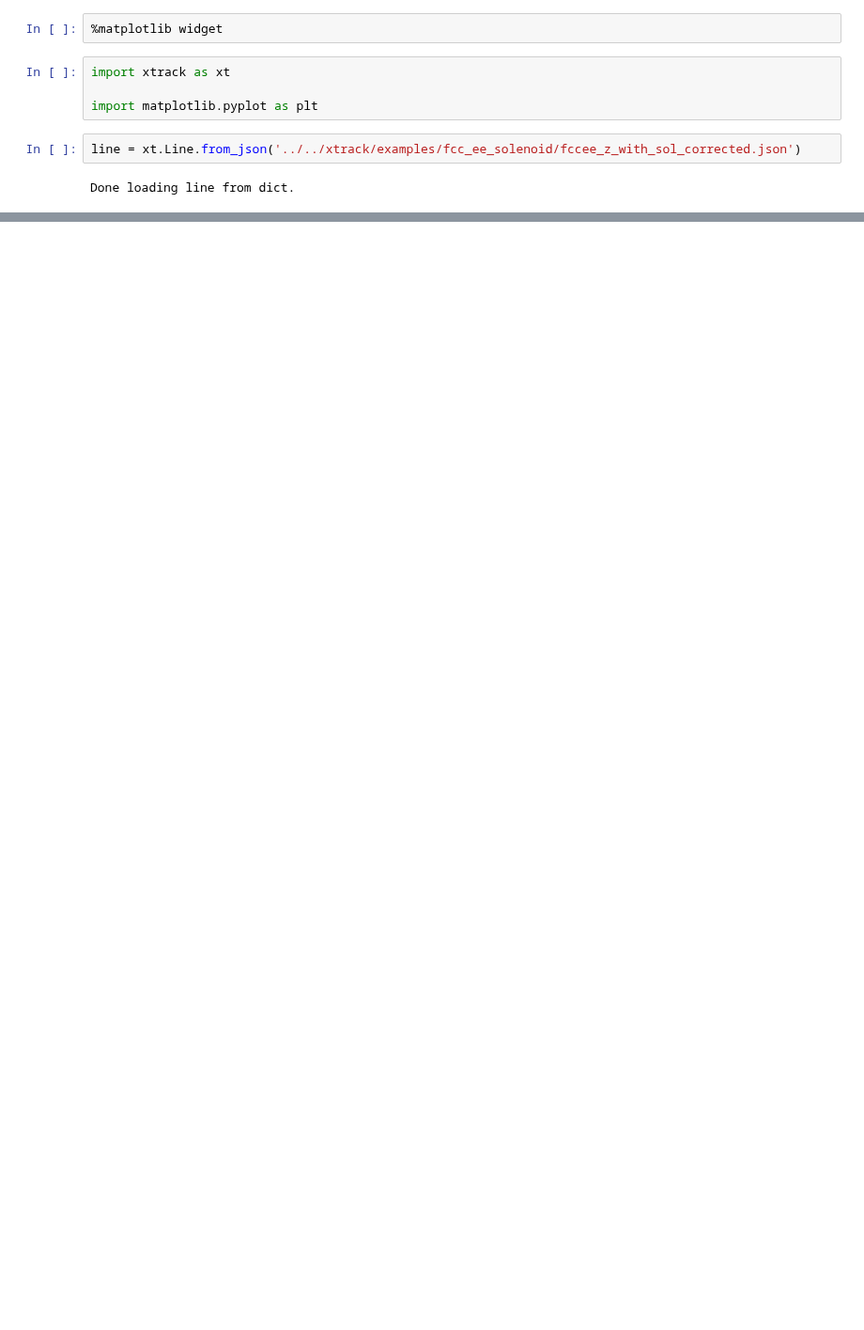
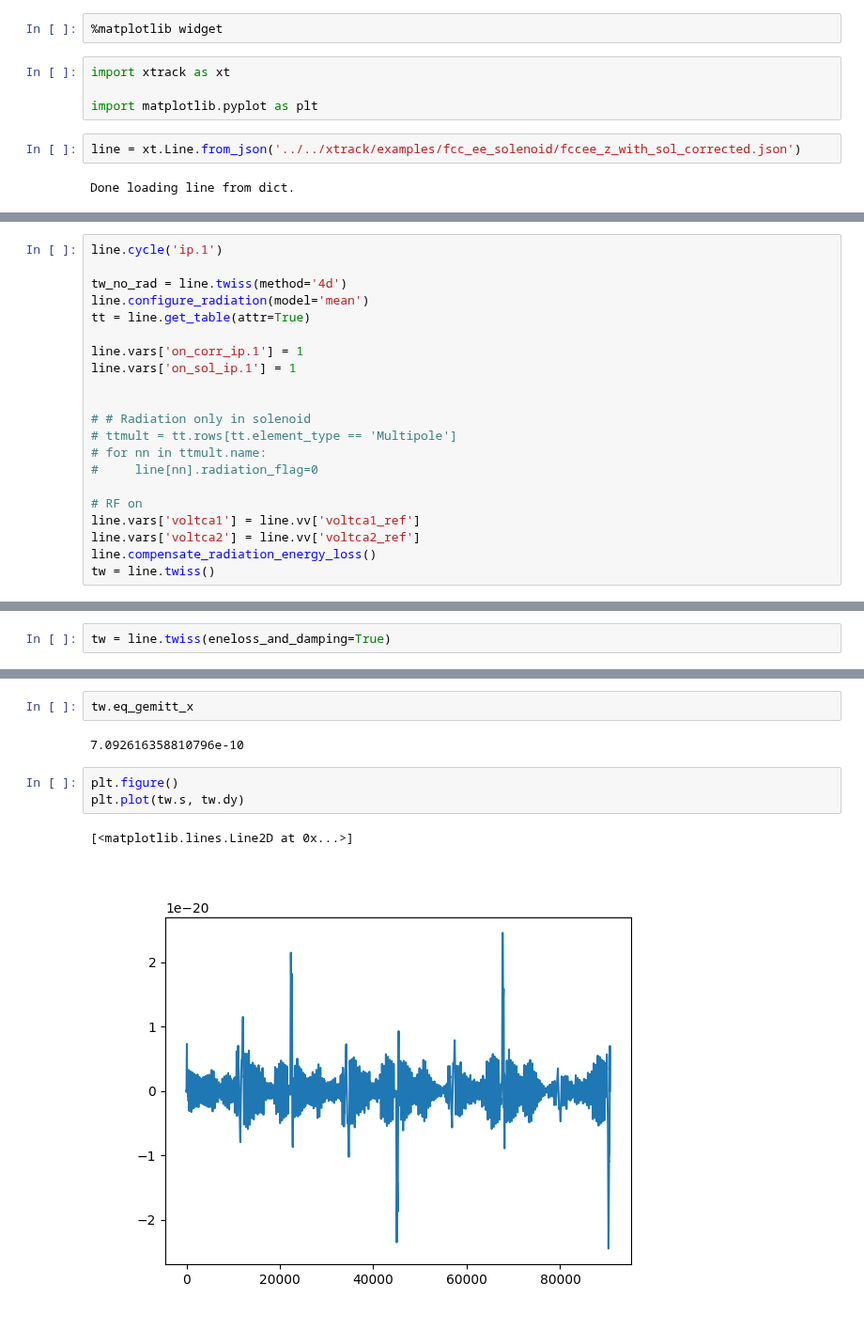
Before and after one commit to xsuite/tutorial_abp_demo, a Jupyter notebook: notebook_01_fccee_radiation.ipynb, the cells around one changed output, grey strips where cells are left out. Shown at 94% size. Saved outputs shown, nothing was run; the diff lists cells and outputs as text; blank space fills up the shorter version.

```diff
--- a/notebook_01_fccee_radiation.ipynb
+++ b/notebook_01_fccee_radiation.ipynb
@@ -15,0 +11,21 @@ Found suitable prebuilt kernel `only_xtrack_frozen_energy`.
+# %%
+line.cycle('ip.1')
+
+tw_no_rad = line.twiss(method='4d')
+line.configure_radiation(model='mean')
+tt = line.get_table(attr=True)
+
+line.vars['on_corr_ip.1'] = 1
+line.vars['on_sol_ip.1'] = 1
+
+
+# # Radiation only in solenoid
+# ttmult = tt.rows[tt.element_type == 'Multipole']
+# for nn in ttmult.name:
+#     line[nn].radiation_flag=0
+
+# RF on
+line.vars['voltca1'] = line.vv['voltca1_ref']
+line.vars['voltca2'] = line.vv['voltca2_ref']
+line.compensate_radiation_energy_loss()
+tw = line.twiss()
@@ -15,0 +51,2 @@ Found suitable prebuilt kernel `only_xtrack_frozen_energy`.
+# %%
+tw = line.twiss(eneloss_and_damping=True)
@@ -15,0 +69,10 @@ Found suitable prebuilt kernel `only_xtrack_frozen_energy`.
+# %%
+tw.eq_gemitt_x
+# %% [output]
+7.092616358810796e-10
+# %%
+plt.figure()
+plt.plot(tw.s, tw.dy)
+# %% [output]
+[<matplotlib.lines.Line2D at 0x...>]
+[figure, added]
```
Also changed, not shown: parts of 6 cells of this notebook, 1 other file.
